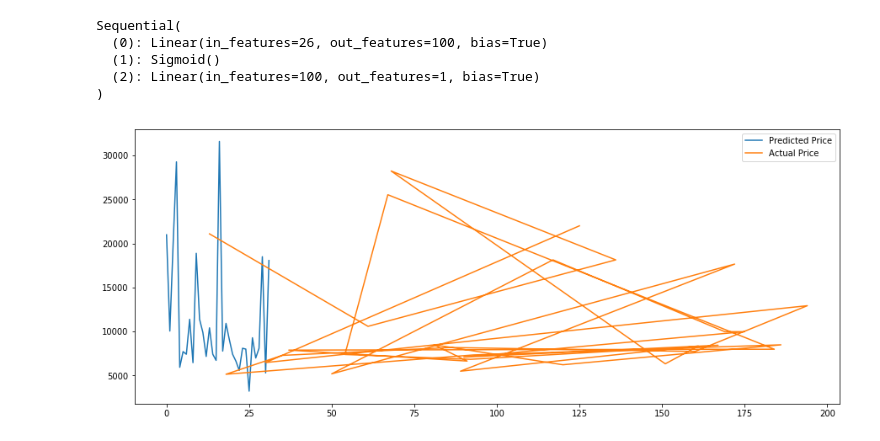
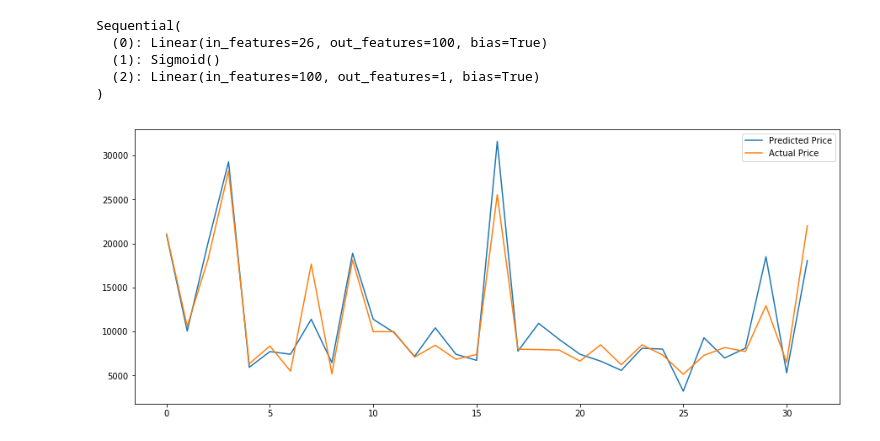
Before and after one commit to themavencoder/Automobile-Price-Prediction, a Jupyter notebook: AutomobilePricePrediction.ipynb, the cells around one changed output. Drawn from its saved outputs; the diff is of its cells as text; code cells hidden in the pictures.

Commit message:
Update actual price vs predicted price

```diff
--- a/AutomobilePricePrediction.ipynb
+++ b/AutomobilePricePrediction.ipynb
@@ -289,9 +289,9 @@ y_pred = y_pred_tensor.detach().numpy()
 # %%
 plt.figure(figsize = (15,6))
 
 plt.plot(y_pred, label='Predicted Price')
-plt.plot(y_test, label='Actual Price')
+plt.plot(y_test.values, label='Actual Price')
 plt.legend()
 plt.show()
 # %% [output]
-[figure, old version]
+[figure, new version]
```
